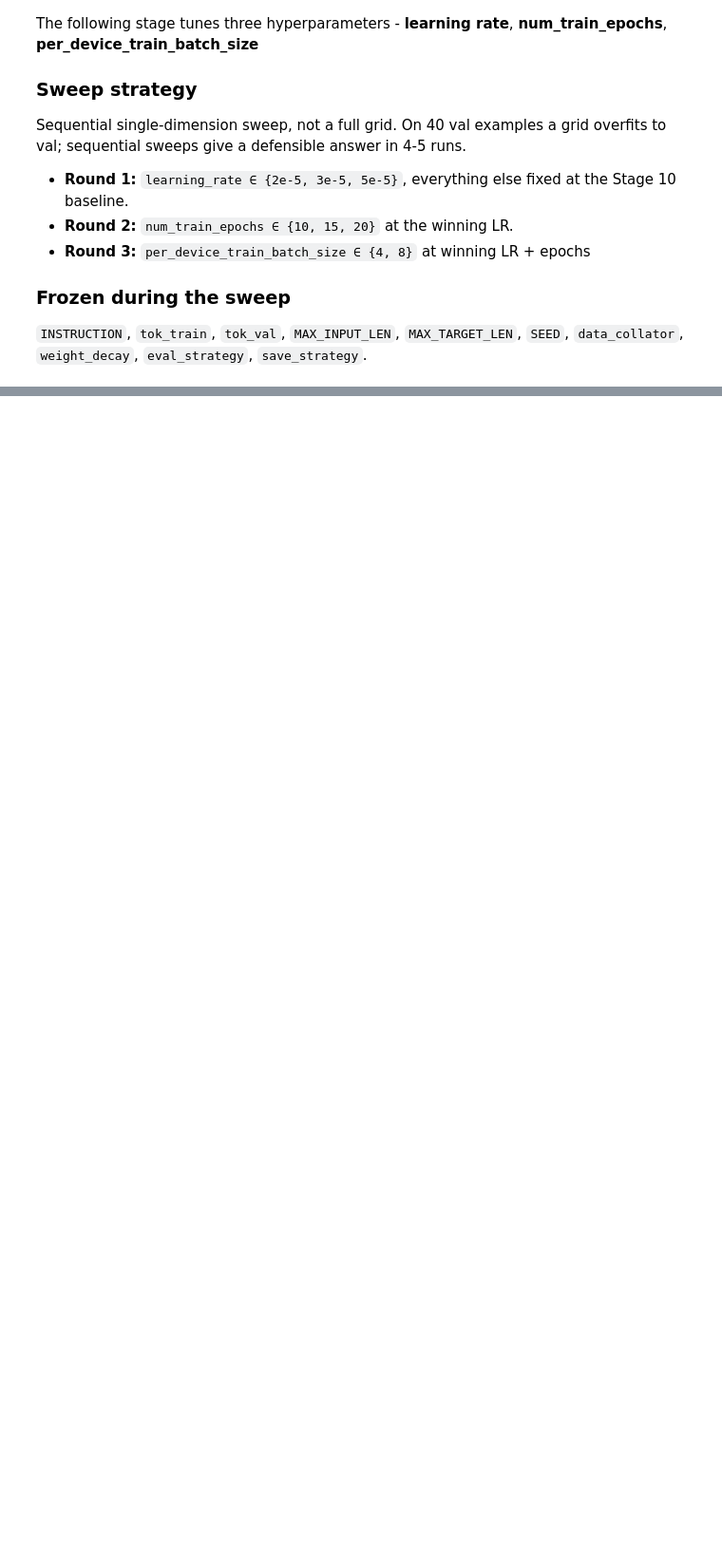
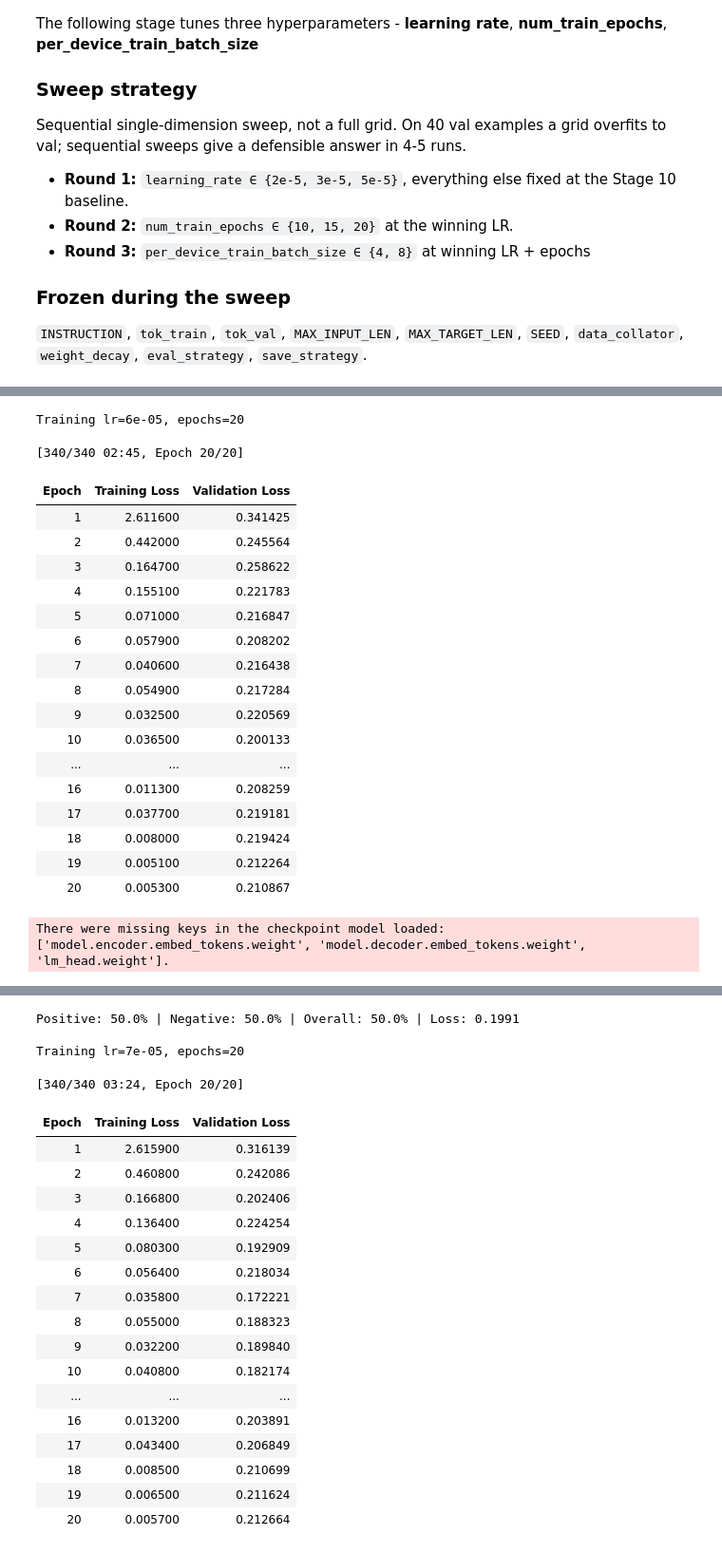
Before and after one commit to vet3whale/nlp_project, a Jupyter notebook: notebooks/02_finetuning.ipynb, the cells around one changed output, grey strips where cells are left out. Shown at 95% size. Cells and saved outputs as stored; diff of their text form; code cells hidden in the pictures; blank space fills up the shorter version.

```diff
--- a/notebooks/02_finetuning.ipynb
+++ b/notebooks/02_finetuning.ipynb
@@ -703,0 +716,23 @@ Training lr=5e-05, epochs=15
+# %%
+run_sweep([(6e-5, 20), (7e-5, 20), (8e-5, 20), (9e-5, 20)])
+# %% [output]
+Training lr=6e-05, epochs=20
+[340/340 02:45, Epoch 20/20]
+| Epoch | Training Loss | Validation Loss |
+| 1 | 2.611600 | 0.341425 |
+| 2 | 0.442000 | 0.245564 |
+| 3 | 0.164700 | 0.258622 |
+| 4 | 0.155100 | 0.221783 |
+| 5 | 0.071000 | 0.216847 |
+| 6 | 0.057900 | 0.208202 |
+| 7 | 0.040600 | 0.216438 |
+| 8 | 0.054900 | 0.217284 |
+| 9 | 0.032500 | 0.220569 |
+| 10 | 0.036500 | 0.200133 |
+| ... | ... | ... |
+| 16 | 0.011300 | 0.208259 |
+| 17 | 0.037700 | 0.219181 |
+| 18 | 0.008000 | 0.219424 |
+| 19 | 0.005100 | 0.212264 |
+| 20 | 0.005300 | 0.210867 |
+There were missing keys in the checkpoint model loaded: ['model.encoder.embed_tokens.weight', 'model.decoder.embed_tokens.weight', 'lm_head.weight'].
@@ -703,0 +740,21 @@ Training lr=5e-05, epochs=15
+Positive: 50.0% | Negative: 50.0% | Overall: 50.0% | Loss: 0.1991
+
+Training lr=7e-05, epochs=20
+[340/340 03:24, Epoch 20/20]
+| Epoch | Training Loss | Validation Loss |
+| 1 | 2.615900 | 0.316139 |
+| 2 | 0.460800 | 0.242086 |
+| 3 | 0.166800 | 0.202406 |
+| 4 | 0.136400 | 0.224254 |
+| 5 | 0.080300 | 0.192909 |
+| 6 | 0.056400 | 0.218034 |
+| 7 | 0.035800 | 0.172221 |
+| 8 | 0.055000 | 0.188323 |
+| 9 | 0.032200 | 0.189840 |
+| 10 | 0.040800 | 0.182174 |
+| ... | ... | ... |
+| 16 | 0.013200 | 0.203891 |
+| 17 | 0.043400 | 0.206849 |
+| 18 | 0.008500 | 0.210699 |
+| 19 | 0.006500 | 0.211624 |
+| 20 | 0.005700 | 0.212664 |
```
Also changed, not shown: parts of 4 cells of this notebook.
